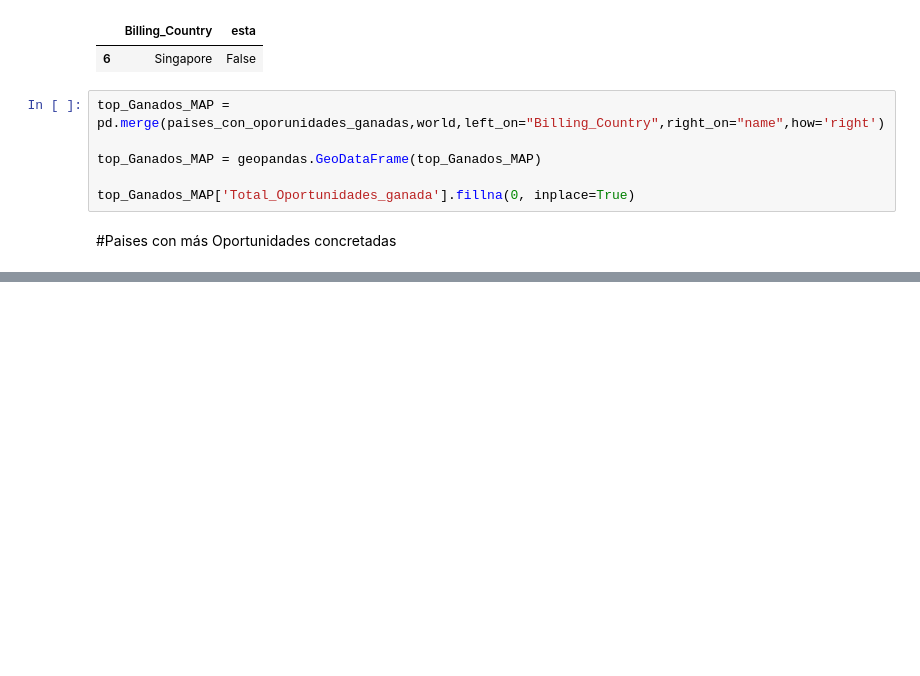
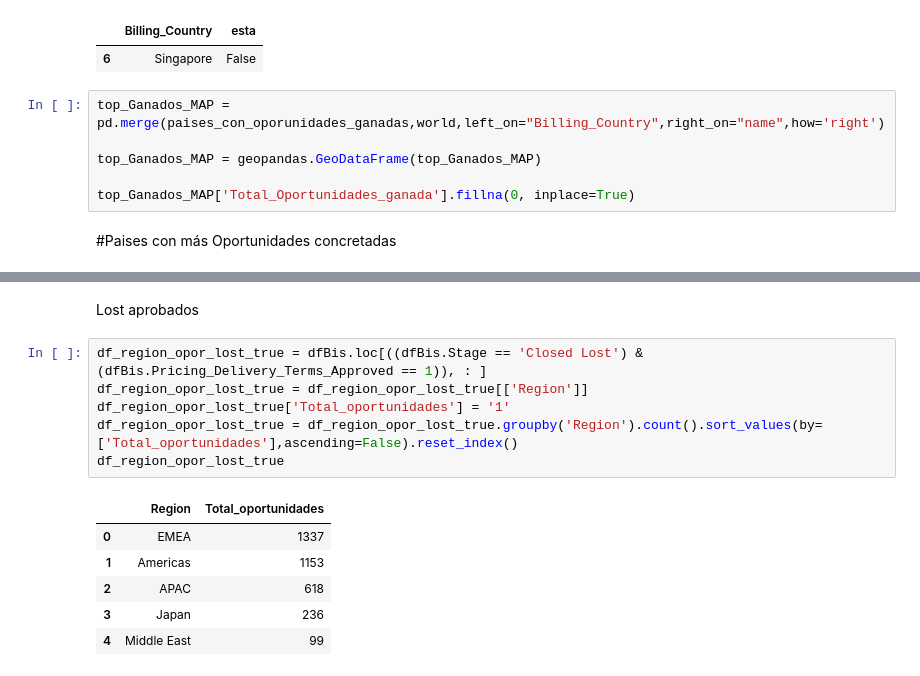
Before and after one commit to Fiuba-Big-Data-Analytics/Fiuba-Big-Data-Analytics-TPs, a Jupyter notebook: Tp1/Elvis/Orga_TP1_V_Colab.ipynb, the cells around one changed output, grey strips where cells are left out. Cells and saved outputs as stored; diff of their text form; blank space fills up the shorter version.

```diff
--- a/Tp1/Elvis/Orga_TP1_V_Colab.ipynb
+++ b/Tp1/Elvis/Orga_TP1_V_Colab.ipynb
@@ -537,0 +693,15 @@ cbar = fig.colorbar(sm)
+# %% [markdown]
+Lost aprobados
+# %%
+df_region_opor_lost_true = dfBis.loc[((dfBis.Stage == 'Closed Lost') & (dfBis.Pricing_Delivery_Terms_Approved == 1)), : ]
+df_region_opor_lost_true = df_region_opor_lost_true[['Region']]
+df_region_opor_lost_true['Total_oportunidades'] = '1'
+df_region_opor_lost_true = df_region_opor_lost_true.groupby('Region').count().sort_values(by=['Total_oportunidades'],ascending=False).reset_index()
+df_region_opor_lost_true
+# %% [output]
+|  | Region | Total_oportunidades |
+| 0 | EMEA | 1337 |
+| 1 | Americas | 1153 |
+| 2 | APAC | 618 |
+| 3 | Japan | 236 |
+| 4 | Middle East | 99 |
```
Also changed, not shown: parts of 33 cells of this notebook.
